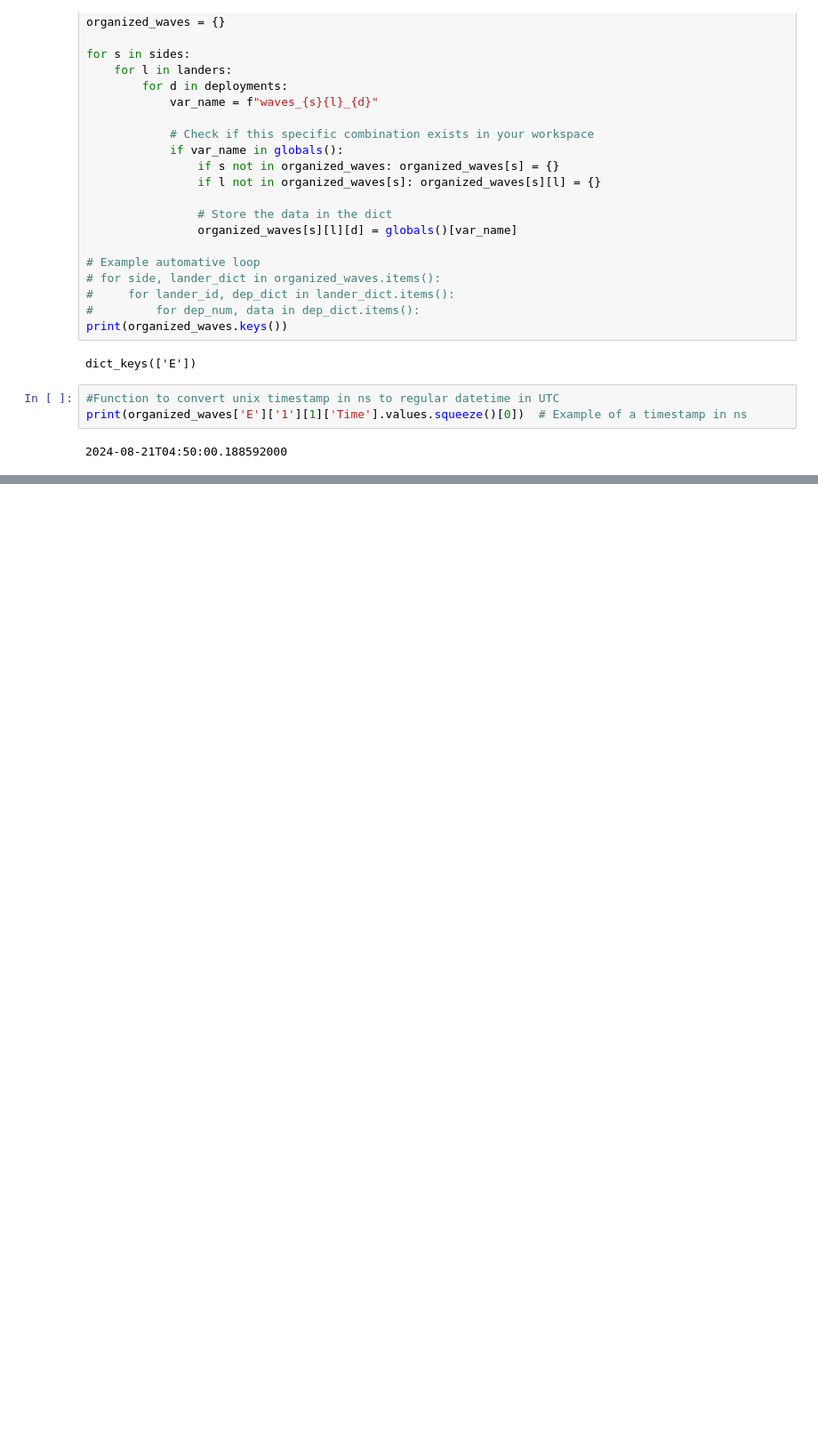
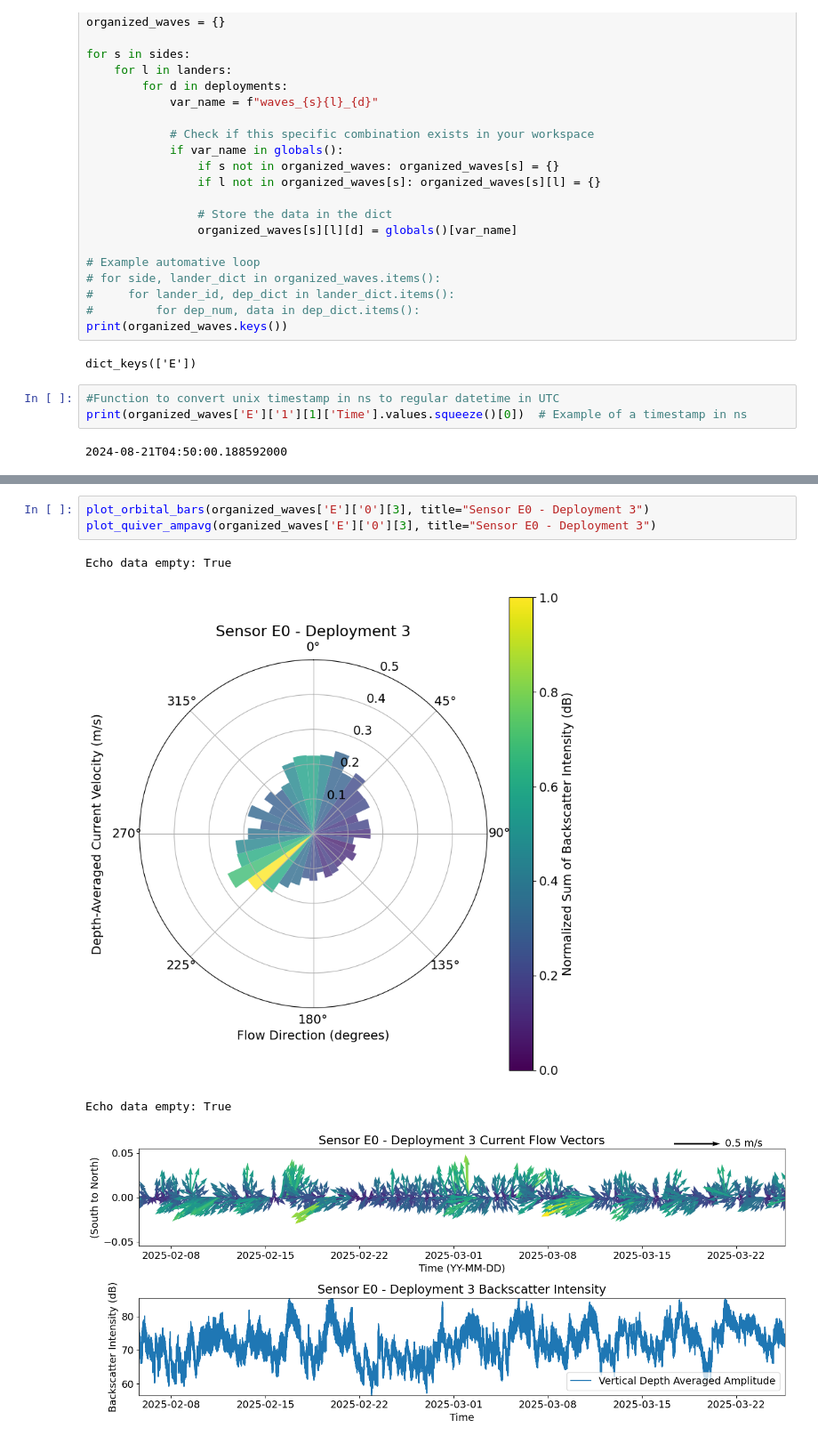
Before and after one commit to NCSU-CHAZ/BOEM-Oak-Island, a Jupyter notebook: notebooks/flux_analysisE.ipynb, the cells around one changed output, grey strips where cells are left out. Shown at 89% size. Cells and saved outputs as stored; diff of their text form; blank space fills up the shorter version.

```diff
--- a/notebooks/flux_analysisE.ipynb
+++ b/notebooks/flux_analysisE.ipynb
@@ -255,0 +271,8 @@ ValueError: setting an array element with a sequence. The requested array has an
+# %%
+plot_orbital_bars(organized_waves['E']['0'][3], title="Sensor E0 - Deployment 3")
+plot_quiver_ampavg(organized_waves['E']['0'][3], title="Sensor E0 - Deployment 3")
+# %% [output]
+Echo data empty: True
+[figure, added]
+Echo data empty: True
+[figure, added]
```
Also changed, not shown: parts of 9 cells of this notebook, 2 other files.
